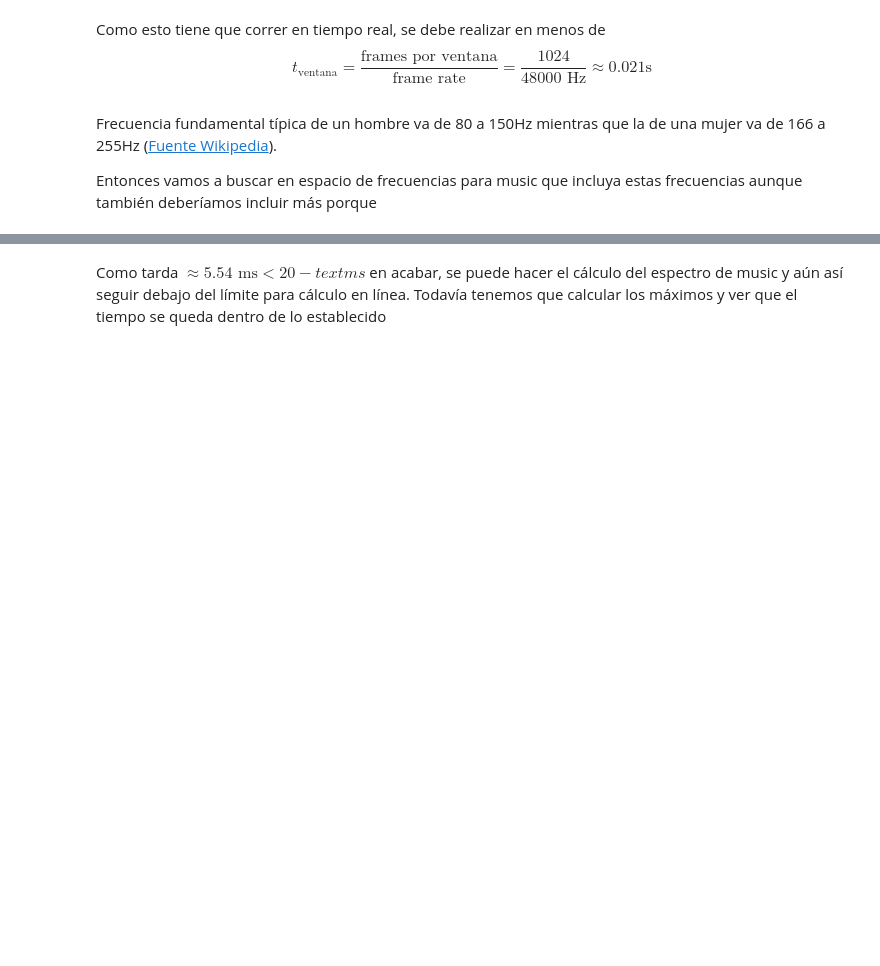
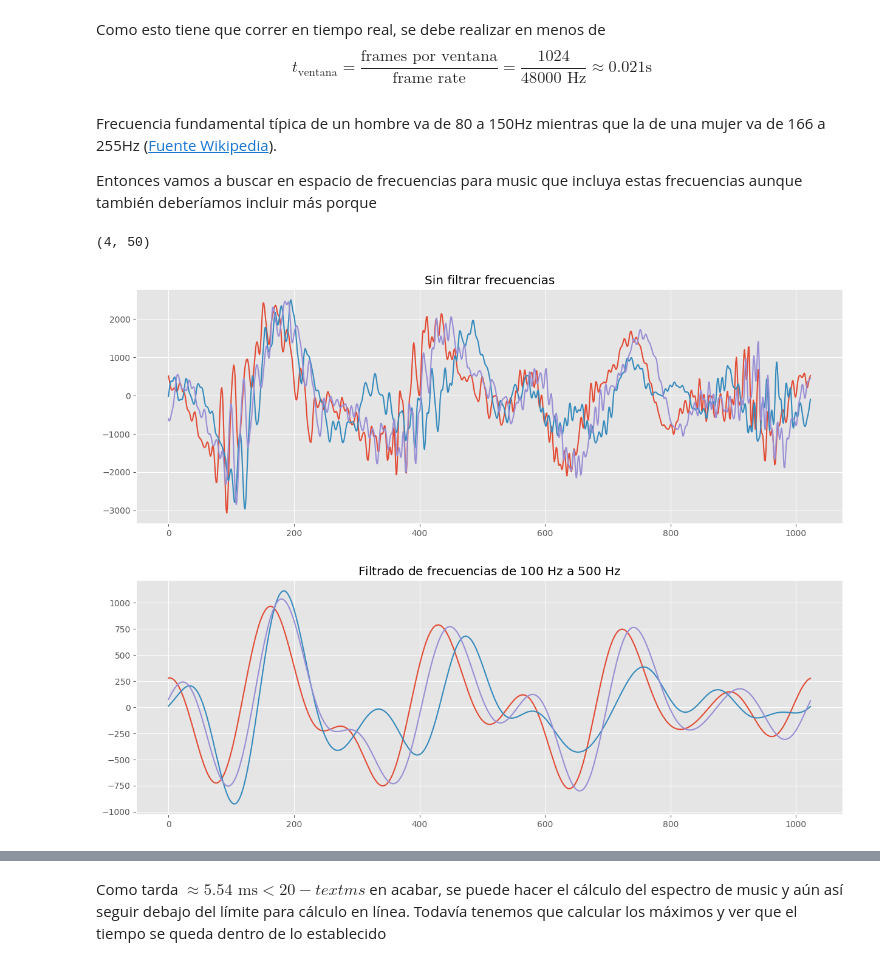
Before and after one commit to linear-regret/PDA, a Jupyter notebook: Proyecto PDA/AIRA_read_music.ipynb, the cells around one changed output, grey strips where cells are left out. Cells and saved outputs as stored; diff of their text form; code cells hidden in the pictures; blank space fills up the shorter version.

```diff
--- a/Proyecto PDA/AIRA_read_music.ipynb
+++ b/Proyecto PDA/AIRA_read_music.ipynb
@@ -39,3 +49,23 @@ def arreglo_frecuencias(freq_sampleo,n_ventana):
+# %%
+def filtro(x_mics:np.array,lim_bajo:float=0,lim_alto:float=np.inf,sampling_rate:int=48_000):
+
+    if lim_bajo==0:
+        idx_bajo=0
+    else:
+        idx_bajo=int(lim_bajo*x_mics.shape[1]/sampling_rate)
+
+    if lim_alto==np.inf:
+        idx_alto=x_mics.shape[1]
+    else:
+        idx_alto=int(lim_alto*x_mics.shape[1]/sampling_rate)
+
+    freqs_bajo=list(range(0,idx_bajo))+list(range(x_mics.shape[1]-idx_bajo,x_mics.shape[1]))
+    freqs_alto=list(range(idx_alto+1,x_mics.shape[1]))
+    X=fft.fft(x_mics,axis=1)
+
+    X[:,freqs_alto]=0
+    X[:,freqs_bajo]=0
+    return X,idx_bajo,idx_alto
 # %% [markdown]
 # Leyendo archivo de AIRA
 # %% [markdown]
@@ -258,11 +295,33 @@ Frecuencia fundamental típica de un hombre va de 80 a 150Hz mientras que la de
 Entonces vamos a buscar en espacio de frecuencias para music que incluya estas frecuencias aunque también deberíamos incluir más porque
 # %%
 periodo_AIRA=n_ventana/fr_AIRA
-this_idx_AIRA=np.arange(8,40,5)
-this_ws_AIRA=freq_array_AIRA[this_idx_AIRA]
+this_idx_AIRA=freqs_idxs(freq_array_AIRA,freq_low=100,freq_high=500,n=5)[:-1]
+
 
 x_mics_AIRA=np.array(lista_señales_AIRA)
 n_ruidoso_AIRA=2
 # frecuencias fundamentales de la voz humana de hombre van de 80 a 180 Hz
 
-angles_AIRA=np.linspace(-90,90,50) # Los ángulos para buscar ortogonalidad
+angles_AIRA=np.linspace(-90,90,50) # Los ángulos de los direction vectors para buscar ortogonalidad
+
+music_spectrum_AIRA=MUSIC_AIRA(freq_array=freq_array_AIRA,this_idx=this_idx_AIRA,x_mics= x_mics_AIRA,angles=angles_AIRA,n_ruidoso=n_ruidoso_AIRA,filter=[100,500])
+
+music_spectrum_AIRA.shape # (número de frecuencias, número de ángulos de búsqueda)
+# %% [output]
+(4, 50)
+# %%
+# Gráfica de filtrado de frecuencias
+
+plt.plot(x_mics_AIRA[0])
+plt.plot(x_mics_AIRA[1])
+plt.plot(x_mics_AIRA[2])
+plt.title('Sin filtrar frecuencias');plt.show()
+
+filtro_xma=[100,500]
+plt.plot(fft.ifft(filtro(x_mics_AIRA,filtro_xma[0],filtro_xma[1])[0]).real.astype(int)[0])
+plt.plot(fft.ifft(filtro(x_mics_AIRA,filtro_xma[0],filtro_xma[1])[0]).real.astype(int)[1])
+plt.plot(fft.ifft(filtro(x_mics_AIRA,filtro_xma[0],filtro_xma[1])[0]).real.astype(int)[2])
+plt.title(f'Filtrado de frecuencias de ${filtro_xma[0]}$ Hz a ${filtro_xma[1]}$ Hz ');plt.show()
+# %% [output]
+[figure, added]
+[figure, added]
```
Also changed, not shown: parts of 35 cells of this notebook, 1 other file.
